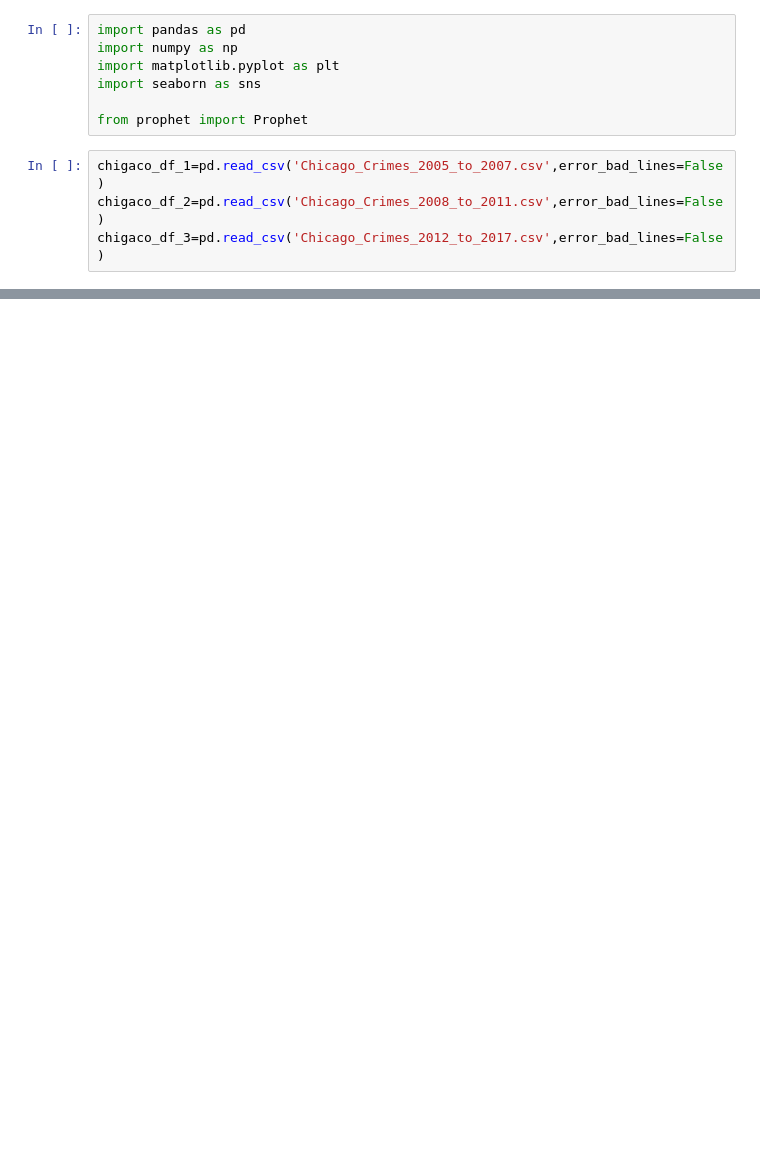
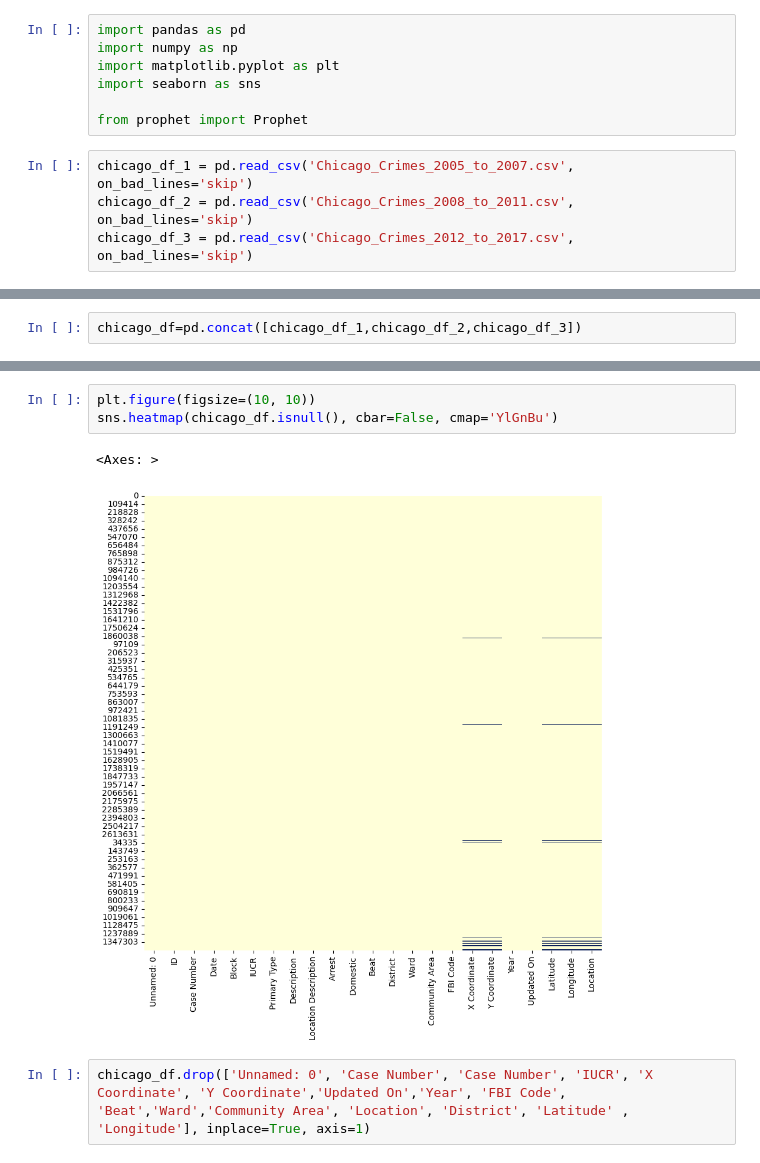
Before and after one commit to iAadiDev/ML_P03_PTS_Chicago-Crime-Rate, a Jupyter notebook: ML_P03_PTS_Chicago-Crime-Rate.ipynb, the cells around one changed output, grey strips where cells are left out. Cells and saved outputs as stored; diff of their text form; blank space fills up the shorter version.

Commit message:
Completed visualising the data and now moving towards making predictions

```diff
--- a/ML_P03_PTS_Chicago-Crime-Rate.ipynb
+++ b/ML_P03_PTS_Chicago-Crime-Rate.ipynb
@@ -6,6 +8,6 @@ import seaborn as sns
 
 from prophet import Prophet
 # %%
-chigaco_df_1=pd.read_csv('Chicago_Crimes_2005_to_2007.csv',error_bad_lines=False)
-chigaco_df_2=pd.read_csv('Chicago_Crimes_2008_to_2011.csv',error_bad_lines=False)
-chigaco_df_3=pd.read_csv('Chicago_Crimes_2012_to_2017.csv',error_bad_lines=False)
+chicago_df_1 = pd.read_csv('Chicago_Crimes_2005_to_2007.csv', on_bad_lines='skip')
+chicago_df_2 = pd.read_csv('Chicago_Crimes_2008_to_2011.csv', on_bad_lines='skip')
+chicago_df_3 = pd.read_csv('Chicago_Crimes_2012_to_2017.csv', on_bad_lines='skip')
@@ -13,0 +26,2 @@ TypeError: read_csv() got an unexpected keyword argument 'error_bad_lines'
+# %%
+chicago_df=pd.concat([chicago_df_1,chicago_df_2,chicago_df_3])
@@ -13,0 +54,8 @@ TypeError: read_csv() got an unexpected keyword argument 'error_bad_lines'
+# %%
+plt.figure(figsize=(10, 10))
+sns.heatmap(chicago_df.isnull(), cbar=False, cmap='YlGnBu')
+# %% [output]
+<Axes: >
+[figure, added]
+# %%
+chicago_df.drop(['Unnamed: 0', 'Case Number', 'Case Number', 'IUCR', 'X Coordinate', 'Y Coordinate','Updated On','Year', 'FBI Code', 'Beat','Ward','Community Area', 'Location', 'District', 'Latitude' , 'Longitude'], inplace=True, axis=1)
```
Also changed, not shown: parts of 28 cells of this notebook.
